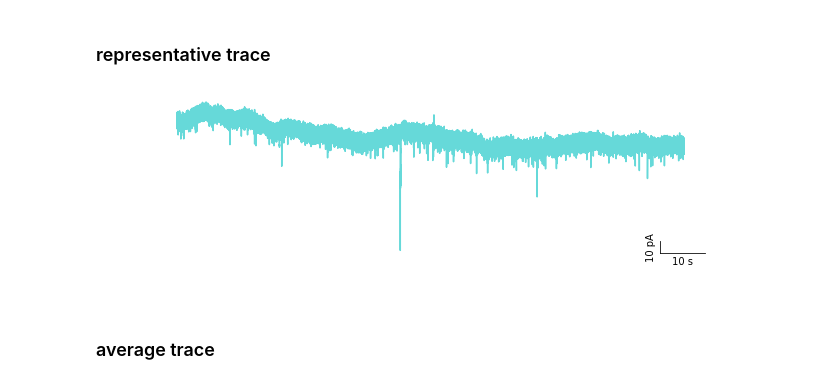
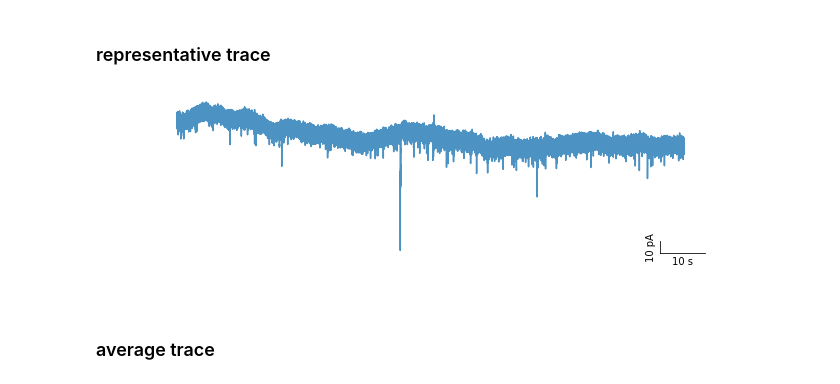
Before and after one commit to githubfzq/memory_lab, a Jupyter notebook: patch/analysis/20190928/patch & morphology analysis.ipynb, the cells around one changed output. Cells and saved outputs as stored; diff of their text form; code cells hidden in the pictures.

```diff
--- a/patch/analysis/20190928/patch & morphology analysis.ipynb
+++ b/patch/analysis/20190928/patch & morphology analysis.ipynb
@@ -12,7 +12,7 @@ def getAllFiles(rootDir):
     FilePath=[]
     Files=[]
     for (root, sub, file) in os.walk(rootDir):
-        if not(sub):
+        if not(sub) or all([s.startswith('.') for s in sub]):
             FilePath+=[os.path.join(root, f) for f in file]
             Files+=[f.split('.')[0] for f in file]
     return(FilePath,Files)
@@ -26,21 +28,21 @@ from mpl_toolkits.axes_grid1.inset_locator import zoomed_inset_axes
 # %%
 mDemo=pyabf.ABF(mFiles[0])
 
 plt.figure(figsize=(10,3))
-plt.plot(mDemo.sweepX, mDemo.sweepY, color='c', alpha=.6)
+plt.plot(mDemo.sweepX, mDemo.sweepY, color='C0', alpha=.8)
 plt.ylabel(mDemo.sweepLabelY)
 plt.xlabel(mDemo.sweepLabelX)
 plt.axis('off')
 
 ax=plt.gca()
 axin=zoomed_inset_axes(ax, 10, 4, axes_kwargs={'xlabel':'10 s','ylabel':'10 pA','xticks':[],
                                               'yticks':[]})
 axin.spines['top'].set_visible(False)
 axin.spines['right'].set_visible(False)
 
-plt.show()
+plt.savefig('sEPSC_demo_trace',dpi=600)
 # %% [output]
-[figure, old version]
+[figure, new version]
 # %% [markdown]
 ### average trace
 # %%
```
Also changed, not shown: parts of 63 cells of this notebook.
